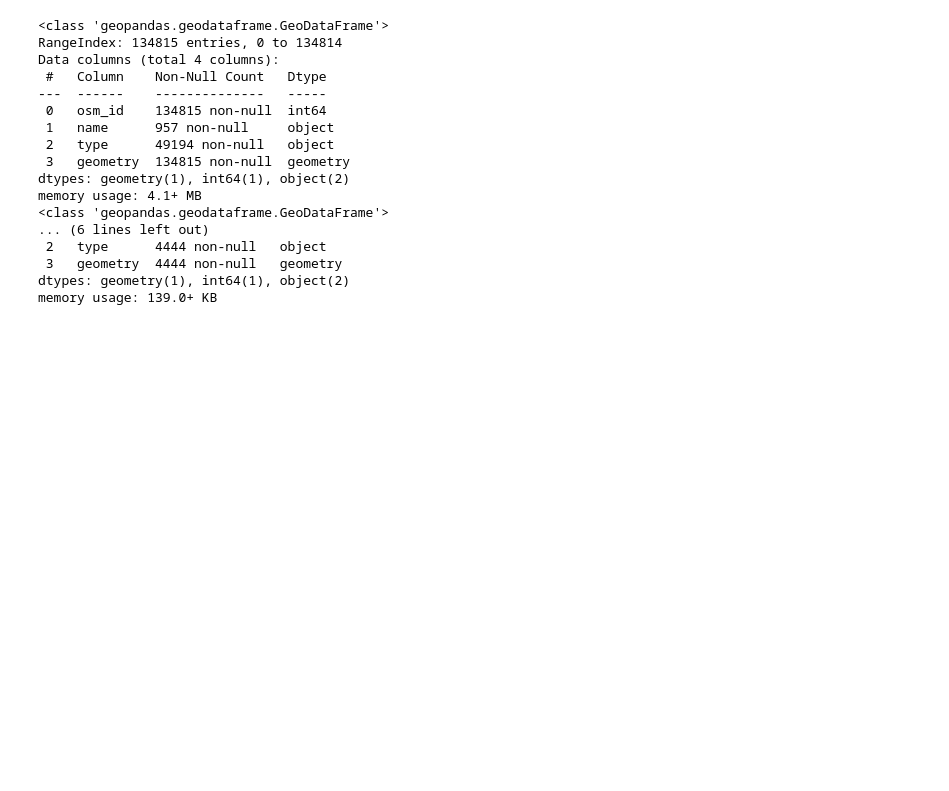
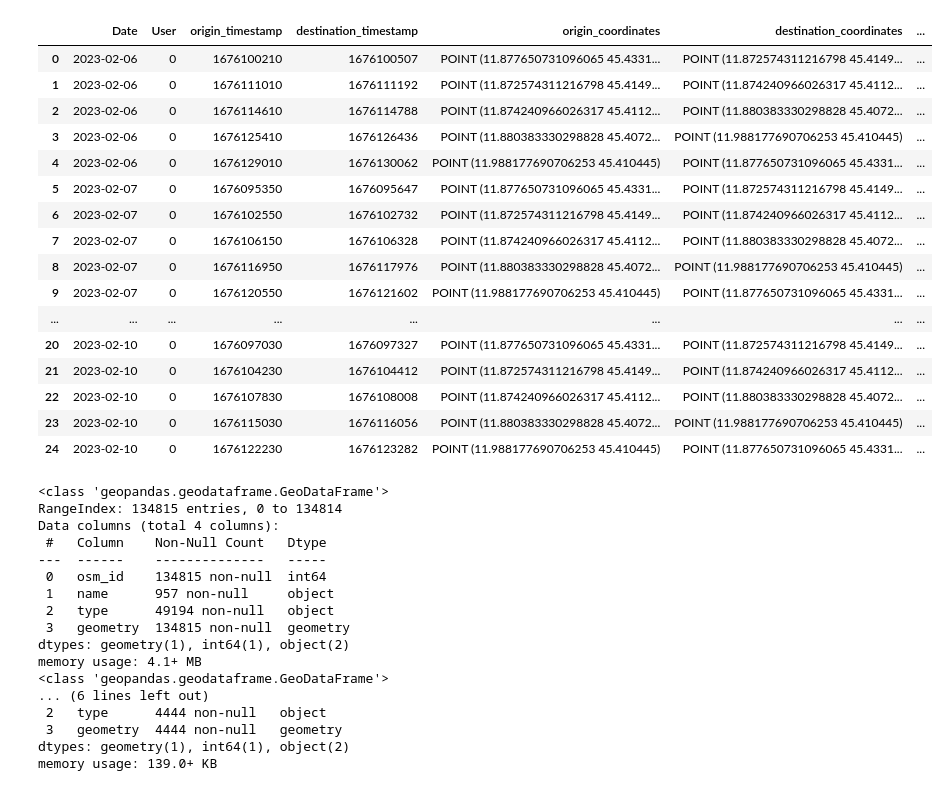
Before and after one commit to lurenss/mobilityGPT, a Jupyter notebook: dataset_generation/eda_shp.ipynb, the cells around one changed output. Cells and saved outputs as stored; diff of their text form; code cells hidden in the pictures; blank space fills up the shorter version.

```diff
--- a/dataset_generation/eda_shp.ipynb
+++ b/dataset_generation/eda_shp.ipynb
@@ -1,3 +1,25 @@
+# %%
+import pandas as pd
+df = pd.read_parquet('../gps_traces.parquet')
+df
+# %% [output]
+|  | Date | User | origin_timestamp | destination_timestamp | origin_coordinates | destination_coordinates | ... |
+| 0 | 2023-02-06 | 0 | 1676100210 | 1676100507 | POINT (11.877650731096065 45.4331... | POINT (11.872574311216798 45.4149... | ... |
+| 1 | 2023-02-06 | 0 | 1676111010 | 1676111192 | POINT (11.872574311216798 45.4149... | POINT (11.874240966026317 45.4112... | ... |
+| 2 | 2023-02-06 | 0 | 1676114610 | 1676114788 | POINT (11.874240966026317 45.4112... | POINT (11.880383330298828 45.4072... | ... |
+| 3 | 2023-02-06 | 0 | 1676125410 | 1676126436 | POINT (11.880383330298828 45.4072... | POINT (11.988177690706253 45.410445) | ... |
+| 4 | 2023-02-06 | 0 | 1676129010 | 1676130062 | POINT (11.988177690706253 45.410445) | POINT (11.877650731096065 45.4331... | ... |
+| 5 | 2023-02-07 | 0 | 1676095350 | 1676095647 | POINT (11.877650731096065 45.4331... | POINT (11.872574311216798 45.4149... | ... |
+| 6 | 2023-02-07 | 0 | 1676102550 | 1676102732 | POINT (11.872574311216798 45.4149... | POINT (11.874240966026317 45.4112... | ... |
+| 7 | 2023-02-07 | 0 | 1676106150 | 1676106328 | POINT (11.874240966026317 45.4112... | POINT (11.880383330298828 45.4072... | ... |
+| 8 | 2023-02-07 | 0 | 1676116950 | 1676117976 | POINT (11.880383330298828 45.4072... | POINT (11.988177690706253 45.410445) | ... |
+| 9 | 2023-02-07 | 0 | 1676120550 | 1676121602 | POINT (11.988177690706253 45.410445) | POINT (11.877650731096065 45.4331... | ... |
+| ... | ... | ... | ... | ... | ... | ... | ... |
+| 20 | 2023-02-10 | 0 | 1676097030 | 1676097327 | POINT (11.877650731096065 45.4331... | POINT (11.872574311216798 45.4149... | ... |
+| 21 | 2023-02-10 | 0 | 1676104230 | 1676104412 | POINT (11.872574311216798 45.4149... | POINT (11.874240966026317 45.4112... | ... |
+| 22 | 2023-02-10 | 0 | 1676107830 | 1676108008 | POINT (11.874240966026317 45.4112... | POINT (11.880383330298828 45.4072... | ... |
+| 23 | 2023-02-10 | 0 | 1676115030 | 1676116056 | POINT (11.880383330298828 45.4072... | POINT (11.988177690706253 45.410445) | ... |
+| 24 | 2023-02-10 | 0 | 1676122230 | 1676123282 | POINT (11.988177690706253 45.410445) | POINT (11.877650731096065 45.4331... | ... |
 # %%
 # read shp file in folder shp_padova
 
```
Also changed, not shown: 6 other files.
